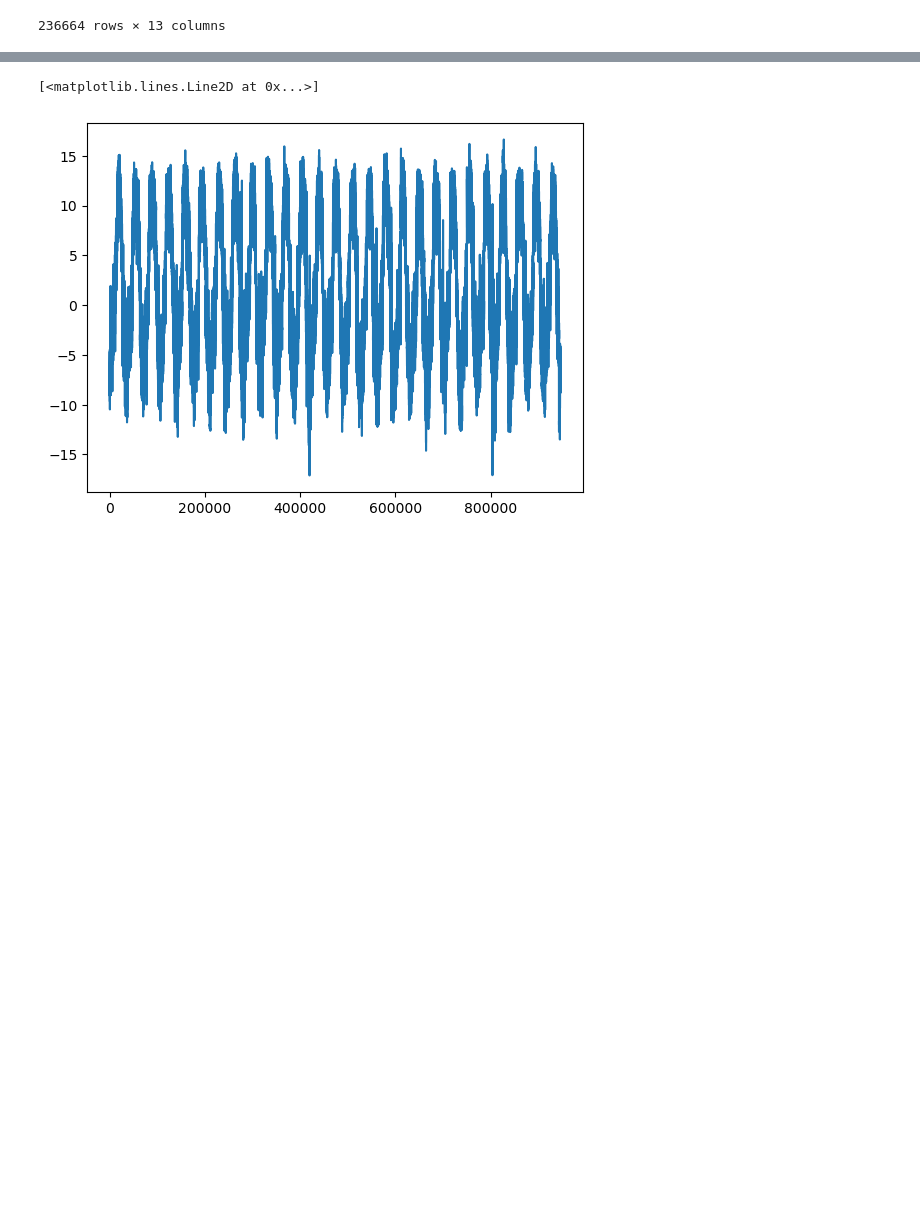
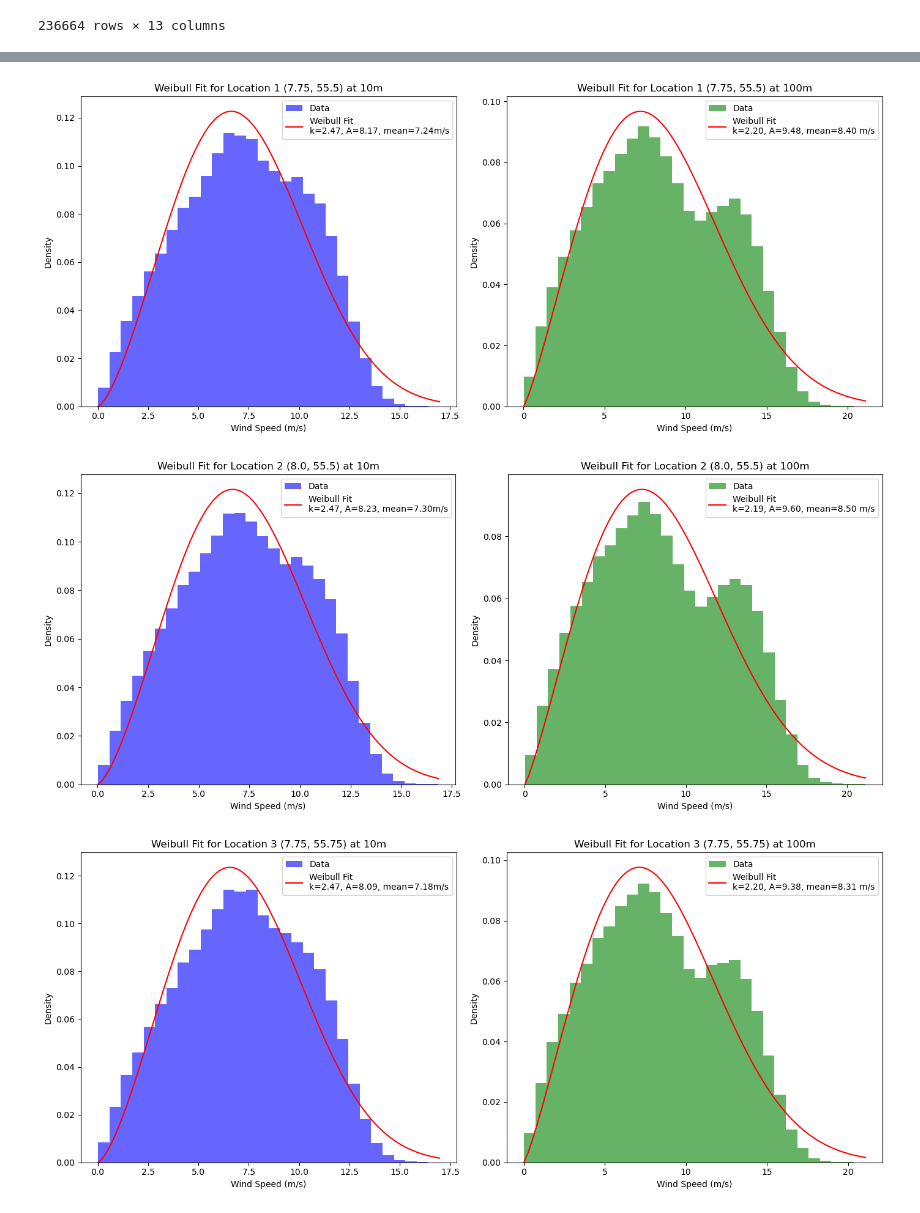
Before and after one commit to DTUWindEducation/final-project-bladepyrunner, a Jupyter notebook: examples/main_code.ipynb, the cells around one changed output, grey strips where cells are left out. Drawn from its saved outputs; the diff is of its cells as text; code cells hidden in the pictures; blank space fills up the shorter version.

```diff
--- a/examples/main_code.ipynb
+++ b/examples/main_code.ipynb
@@ -148,5 +128,59 @@ interpolated_speed = griddata(points, wind_speeds, target_point, method='linear'
-# %%
-plt.plot(WindData['v100'])
-# %% [output]
-[<matplotlib.lines.Line2D at 0x...>]
-[figure, removed]
+# %%
+# Array to store mean wind speeds
+mean_speeds = []
+
+# Function to fit Weibull distribution, plot, and calculate mean speed
+def fit_weibull_and_store_mean(location_data, location_name):
+    # Extract wind speed data at 10m and 100m heights
+    wind_speeds_10 = location_data['ws_10']
+    wind_speeds_100 = location_data['ws_100']
+
+    # Fit Weibull distribution for 10m
+    shape_10, loc_10, scale_10 = weibull_min.fit(wind_speeds_10, floc=0)  # Fix location to 0
+    mean_10 = scale_10 * gamma(1 + 1 / shape_10)  # Calculate mean speed for 10m
+
+    # Fit Weibull distribution for 100m
+    shape_100, loc_100, scale_100 = weibull_min.fit(wind_speeds_100, floc=0)  # Fix location to 0
+    mean_100 = scale_100 * gamma(1 + 1 / shape_100)  # Calculate mean speed for 100m
+
+    # Store mean speeds in the array
+    mean_speeds.append({'location': location_name, 'mean_10m': mean_10, 'mean_100m': mean_100})
+
+    # Generate data for plotting
+    x_10 = np.linspace(wind_speeds_10.min(), wind_speeds_10.max(), 100)
+    pdf_10 = weibull_min.pdf(x_10, shape_10, loc_10, scale_10)
+
+    x_100 = np.linspace(wind_speeds_100.min(), wind_speeds_100.max(), 100)
+    pdf_100 = weibull_min.pdf(x_100, shape_100, loc_100, scale_100)
+
+    # Create subplots
+    fig, axes = plt.subplots(1, 2, figsize=(14, 6))
+
+    # Plot for 10m
+    axes[0].hist(wind_speeds_10, bins=30, density=True, alpha=0.6, color='blue', label='Data')
+    axes[0].plot(x_10, pdf_10, 'r-', label=f'Weibull Fit\nk={shape_10:.2f}, A={scale_10:.2f}, mean={mean_10:.2f}m/s')
+    axes[0].set_title(f'Weibull Fit for {location_name} at 10m')
+    axes[0].set_xlabel('Wind Speed (m/s)')
+    axes[0].set_ylabel('Density')
+    axes[0].legend()
+
+    # Plot for 100m
+    axes[1].hist(wind_speeds_100, bins=30, density=True, alpha=0.6, color='green', label='Data')
+    axes[1].plot(x_100, pdf_100, 'r-', label=f'Weibull Fit\nk={shape_100:.2f}, A={scale_100:.2f}, mean={mean_100:.2f} m/s')
+    axes[1].set_title(f'Weibull Fit for {location_name} at 100m')
+    axes[1].set_xlabel('Wind Speed (m/s)')
+    axes[1].set_ylabel('Density')
+    axes[1].legend()
+
+    plt.tight_layout()
+    plt.show()
+
+# Fit Weibull distribution and store mean speeds for each location
+fit_weibull_and_store_mean(Location_1, "Location 1 (7.75, 55.5)")
+fit_weibull_and_store_mean(Location_2, "Location 2 (8.0, 55.5)")
+fit_weibull_and_store_mean(Location_3, "Location 3 (7.75, 55.75)")
+fit_weibull_and_store_mean(Location_4, "Location 4 (8.0, 55.75)")
+# %% [output]
+[figure, added]
+[figure, added]
+[figure, added]
```
Also changed, not shown: parts of 9 cells of this notebook, 13 other files.
